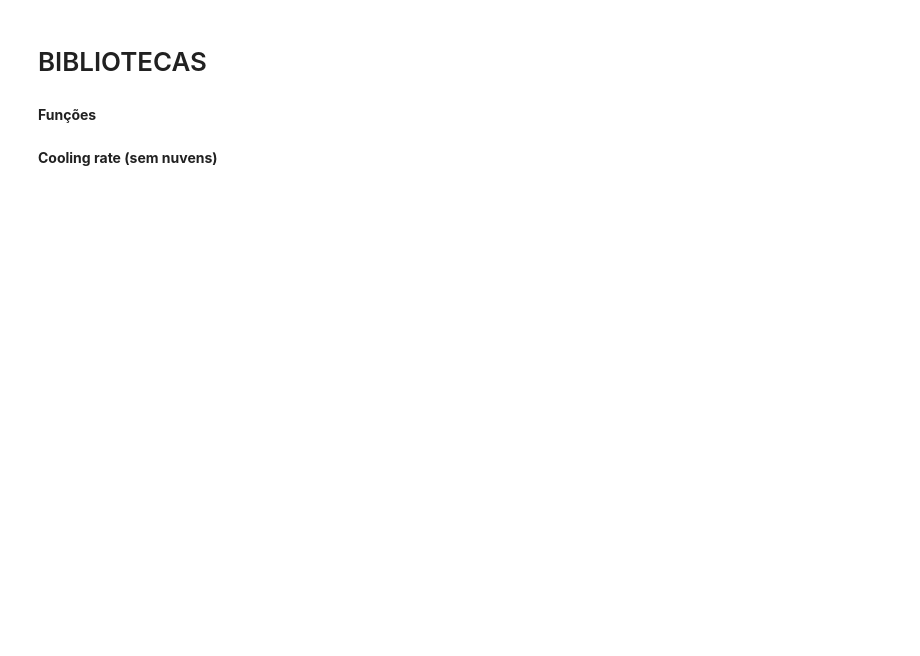
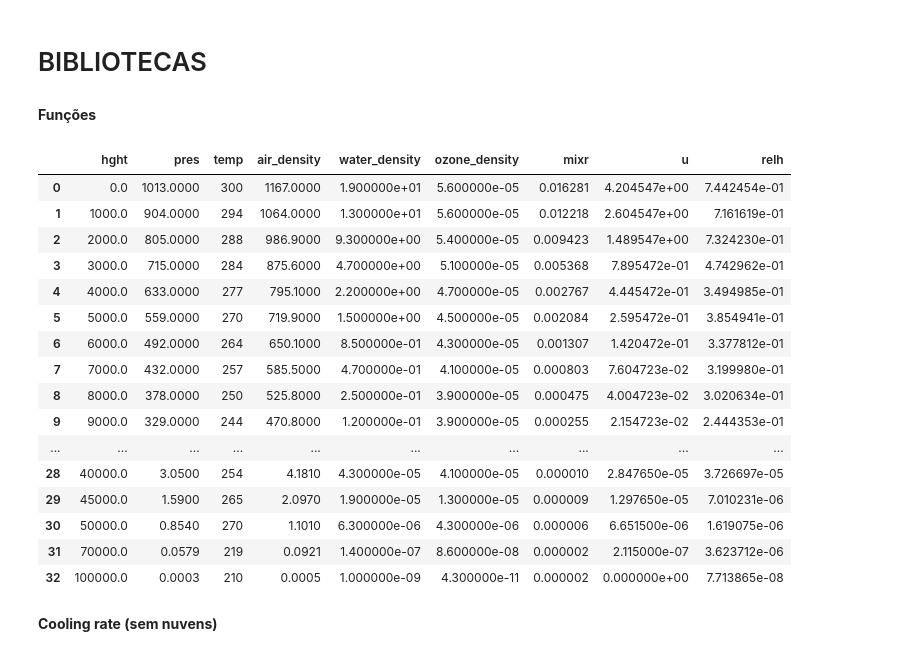
Before and after one commit to Lucas-Me/Rad-PPGM, a Jupyter notebook: exemplo.ipynb, the cells around one changed output. Cells and saved outputs as stored; diff of their text form; code cells hidden in the pictures; blank space fills up the shorter version.

```diff
--- a/exemplo.ipynb
+++ b/exemplo.ipynb
@@ -98,3 +115,23 @@ df = wyoming_read(r".\Dados\sbgl_00z_06ago23.txt")
+# %%
+df
+# %% [output]
+|  | hght | pres | temp | air_density | water_density | ozone_density | mixr | u | relh |
+| 0 | 0.0 | 1013.0000 | 300 | 1167.0000 | 1.900000e+01 | 5.600000e-05 | 0.016281 | 4.204547e+00 | 7.442454e-01 |
+| 1 | 1000.0 | 904.0000 | 294 | 1064.0000 | 1.300000e+01 | 5.600000e-05 | 0.012218 | 2.604547e+00 | 7.161619e-01 |
+| 2 | 2000.0 | 805.0000 | 288 | 986.9000 | 9.300000e+00 | 5.400000e-05 | 0.009423 | 1.489547e+00 | 7.324230e-01 |
+| 3 | 3000.0 | 715.0000 | 284 | 875.6000 | 4.700000e+00 | 5.100000e-05 | 0.005368 | 7.895472e-01 | 4.742962e-01 |
+| 4 | 4000.0 | 633.0000 | 277 | 795.1000 | 2.200000e+00 | 4.700000e-05 | 0.002767 | 4.445472e-01 | 3.494985e-01 |
+| 5 | 5000.0 | 559.0000 | 270 | 719.9000 | 1.500000e+00 | 4.500000e-05 | 0.002084 | 2.595472e-01 | 3.854941e-01 |
+| 6 | 6000.0 | 492.0000 | 264 | 650.1000 | 8.500000e-01 | 4.300000e-05 | 0.001307 | 1.420472e-01 | 3.377812e-01 |
+| 7 | 7000.0 | 432.0000 | 257 | 585.5000 | 4.700000e-01 | 4.100000e-05 | 0.000803 | 7.604723e-02 | 3.199980e-01 |
+| 8 | 8000.0 | 378.0000 | 250 | 525.8000 | 2.500000e-01 | 3.900000e-05 | 0.000475 | 4.004723e-02 | 3.020634e-01 |
+| 9 | 9000.0 | 329.0000 | 244 | 470.8000 | 1.200000e-01 | 3.900000e-05 | 0.000255 | 2.154723e-02 | 2.444353e-01 |
+| ... | ... | ... | ... | ... | ... | ... | ... | ... | ... |
+| 28 | 40000.0 | 3.0500 | 254 | 4.1810 | 4.300000e-05 | 4.100000e-05 | 0.000010 | 2.847650e-05 | 3.726697e-05 |
+| 29 | 45000.0 | 1.5900 | 265 | 2.0970 | 1.900000e-05 | 1.300000e-05 | 0.000009 | 1.297650e-05 | 7.010231e-06 |
+| 30 | 50000.0 | 0.8540 | 270 | 1.1010 | 6.300000e-06 | 4.300000e-06 | 0.000006 | 6.651500e-06 | 1.619075e-06 |
+| 31 | 70000.0 | 0.0579 | 219 | 0.0921 | 1.400000e-07 | 8.600000e-08 | 0.000002 | 2.115000e-07 | 3.623712e-06 |
+| 32 | 100000.0 | 0.0003 | 210 | 0.0005 | 1.000000e-09 | 4.300000e-11 | 0.000002 | 0.000000e+00 | 7.713865e-08 |
 # %% [markdown]
 **Cooling rate (sem nuvens)**
 # %%
```
Also changed, not shown: parts of 4 cells of this notebook, 3 other files.
